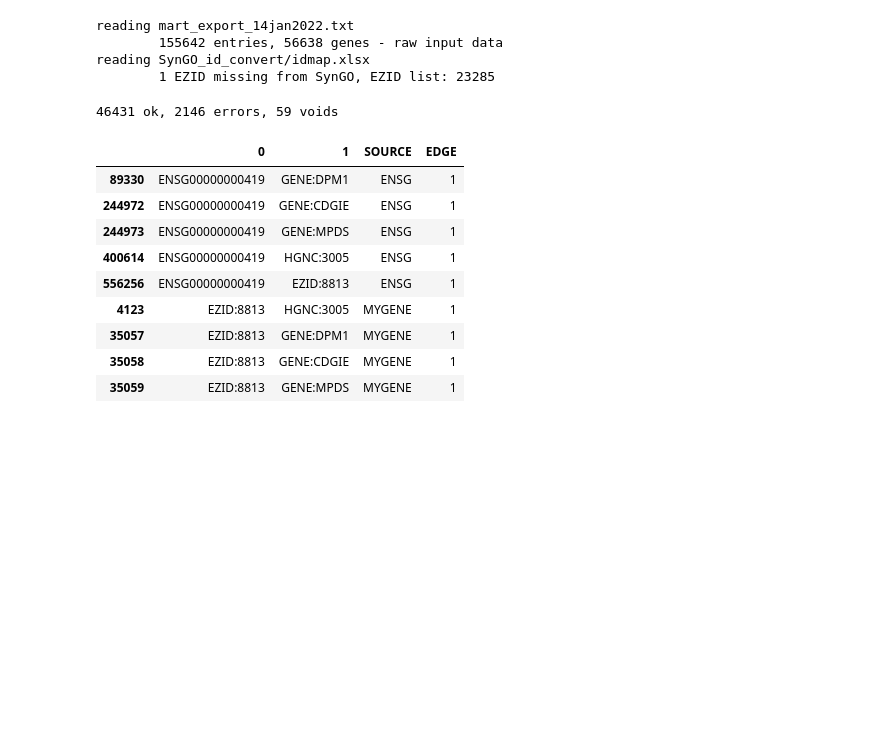
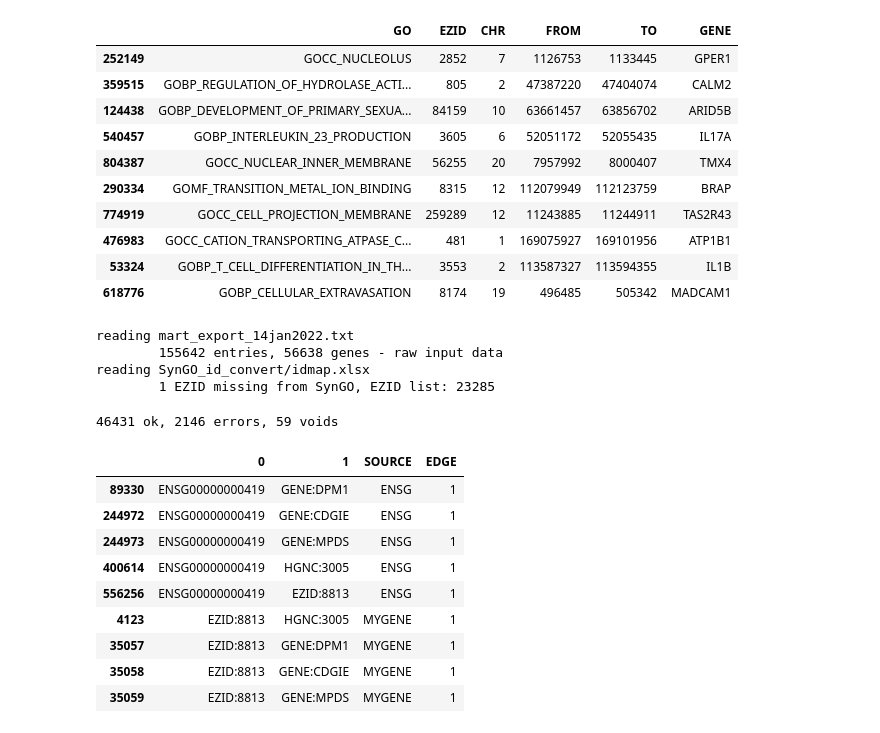
Before and after one commit to ofrei/genesets, a Jupyter notebook: prepare_genesets_v2.ipynb, the cells around one changed output. Drawn from its saved outputs; the diff is of its cells as text; code cells hidden in the pictures; blank space fills up the shorter version.

```diff
--- a/prepare_genesets_v2.ipynb
+++ b/prepare_genesets_v2.ipynb
@@ -26,8 +97,4 @@ The conclusion is that EntrezID should be mapped to CHR:FROM-TO coordinates from
 # %%
-import xmltodict
-import pandas as pd
-import numpy as np
-
 import os
 if not os.path.exists('msigdb_v7.5.xml'):
     os.system('gunzip -c msigdb_v7.5.xml.gz >msigdb_v7.5.xml')
@@ -50,8 +117,6 @@ print(f'\tafter excluding SUB_CATEGORY_CODE HPO: {len(msigdb)}')
 
 assert len(msigdb['STANDARD_NAME'].unique())== len(msigdb) # check that all standard names are unique
 genesets = msigdb[['EXACT_SOURCE', 'STANDARD_NAME', 'MEMBERS_EZID']].copy()
-# raw genesets:     9996
-
 
 fname='SynGO/syngo_ontologies.xlsx'
 print(f'reading {fname}...')
@@ -88,13 +153,9 @@ genesets = pd.DataFrame(genesets['MEMBERS_EZID'].str.split(',').tolist(), index=
 genesets = genesets.reset_index([0, go_id])
 genesets.columns = [go_id, 'EZID']
 genesets['EZID']=genesets['EZID'].astype(int)
+genesets.rename(columns={go_id:'GO'}, inplace=True)
 
-# Now, I took all unique EZID and search for information about them in the following resource
-# https://syngoportal.org/convert.html
-# When using this resource, please cite: Koopmans et al., 2019, Neuron. PMID:31171447.
-#                ','.join([str(x) for x in sorted(set(df['EZID'].values))])
-# I've used version: 12-12-2020.
-# As of Jan 2022, this covered 19366 EZIDs, saved to SynGO_id_convert/idmap.xlsx
+print(f'\t{len(genesets["EZID"].unique())} unique genes across genesets')
 # %% [output]
 reading msigdb_v7.5.xml...
         total genesets in MSIGDB/GENESET: 33365
@@ -229,3 +250,17 @@ after merging gene and geneset definitions:
+# %%
+genesets_with_genes.sample(10)
+# %% [output]
+|  | GO | EZID | CHR | FROM | TO | GENE |
+| 252149 | GOCC_NUCLEOLUS | 2852 | 7 | 1126753 | 1133445 | GPER1 |
+| 359515 | GOBP_REGULATION_OF_HYDROLASE_ACTI... | 805 | 2 | 47387220 | 47404074 | CALM2 |
+| 124438 | GOBP_DEVELOPMENT_OF_PRIMARY_SEXUA... | 84159 | 10 | 63661457 | 63856702 | ARID5B |
+| 540457 | GOBP_INTERLEUKIN_23_PRODUCTION | 3605 | 6 | 52051172 | 52055435 | IL17A |
+| 804387 | GOCC_NUCLEAR_INNER_MEMBRANE | 56255 | 20 | 7957992 | 8000407 | TMX4 |
+| 290334 | GOMF_TRANSITION_METAL_ION_BINDING | 8315 | 12 | 112079949 | 112123759 | BRAP |
+| 774919 | GOCC_CELL_PROJECTION_MEMBRANE | 259289 | 12 | 11243885 | 11244911 | TAS2R43 |
+| 476983 | GOCC_CATION_TRANSPORTING_ATPASE_C... | 481 | 1 | 169075927 | 169101956 | ATP1B1 |
+| 53324 | GOBP_T_CELL_DIFFERENTIATION_IN_TH... | 3553 | 2 | 113587327 | 113594355 | IL1B |
+| 618776 | GOBP_CELLULAR_EXTRAVASATION | 8174 | 19 | 496485 | 505342 | MADCAM1 |
 # %%
 # Below is some code where I tried to build a graph mapping
 # (1) gene symbol
```
Also changed, not shown: parts of 7 cells of this notebook.
